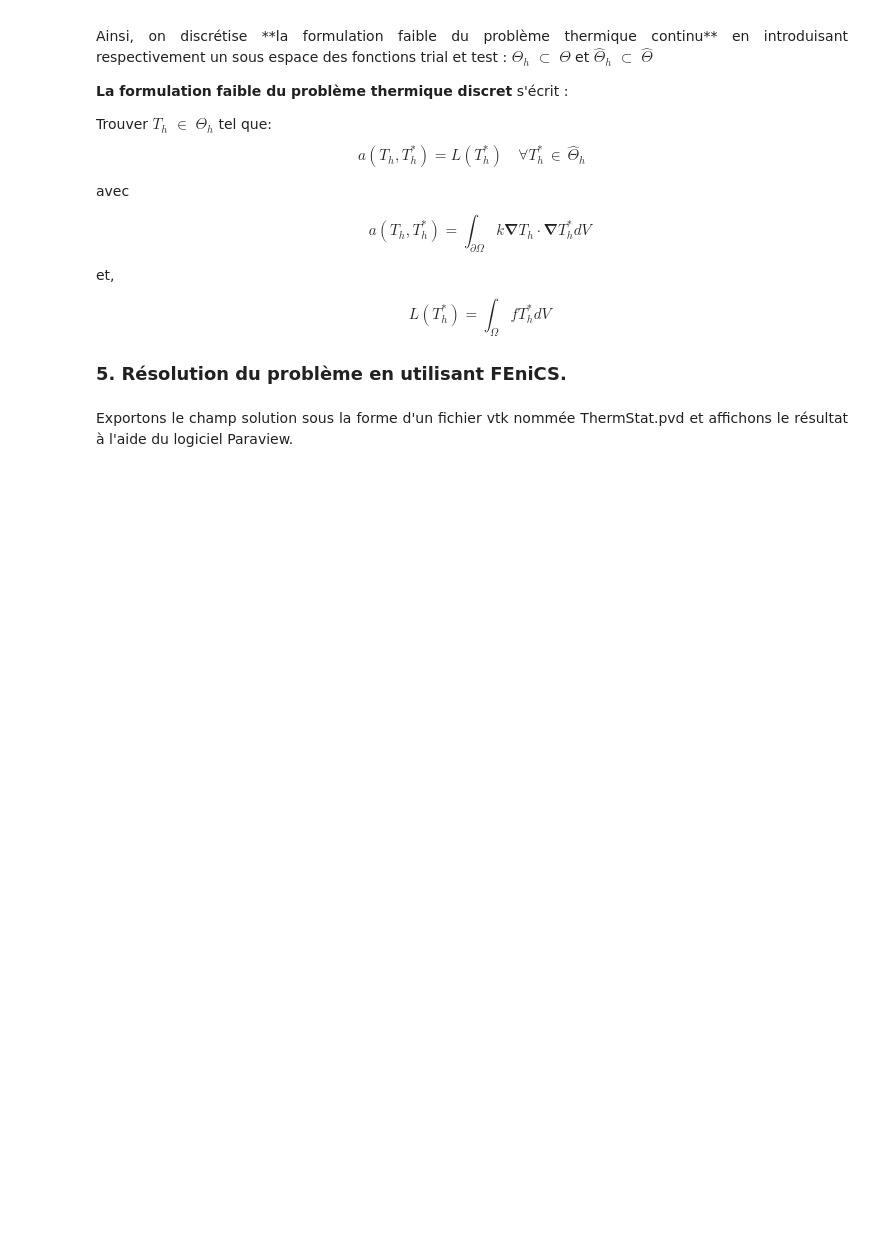
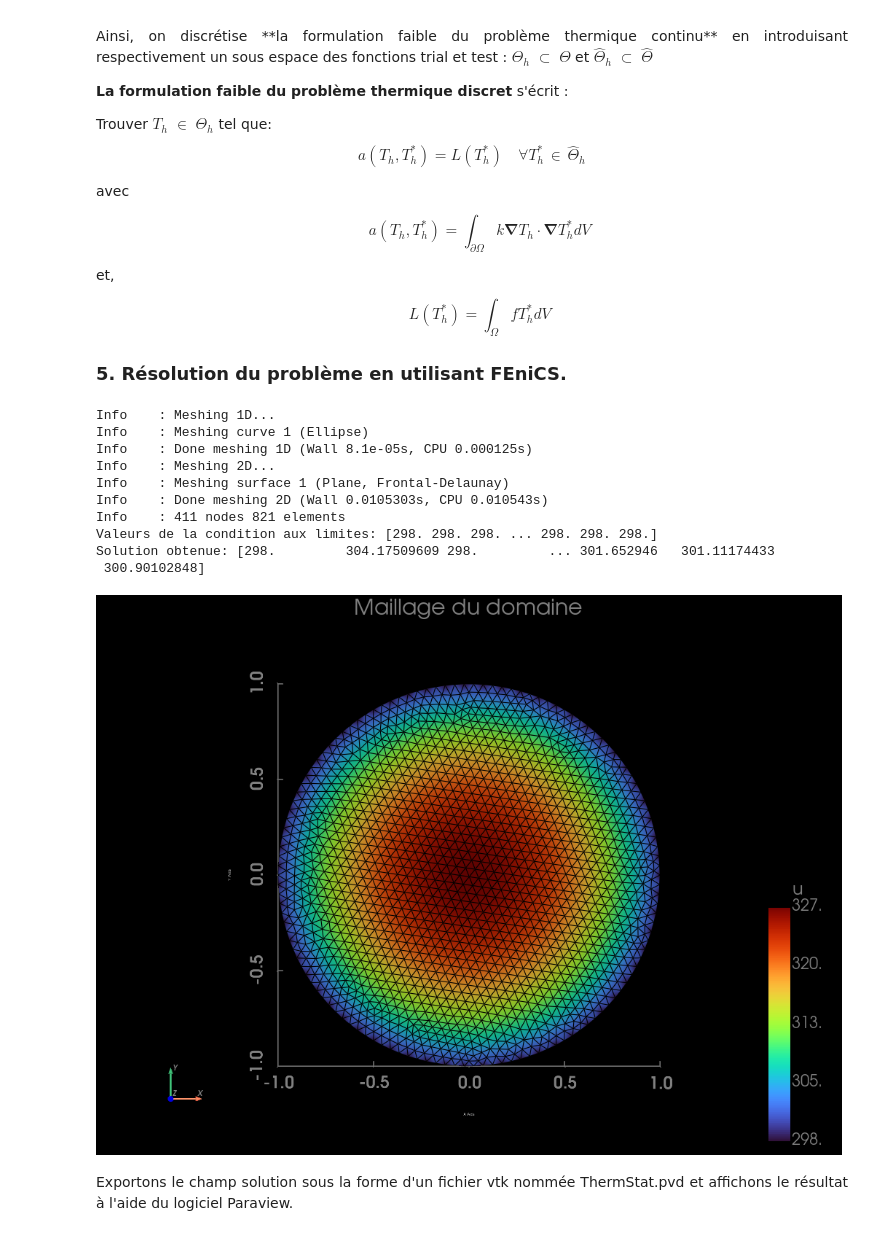
Before and after one commit to Dibokadib/https-github.com-Dibokadib-portfolio, a Jupyter notebook: src/content/work/21projet4.ipynb, the cells around one changed output. Cells and saved outputs as stored; diff of their text form; code cells hidden in the pictures; blank space fills up the shorter version.

```diff
--- a/src/content/work/21projet4.ipynb
+++ b/src/content/work/21projet4.ipynb
@@ -442,6 +445,8 @@ from dolfinx.io import gmshio
 from petsc4py import PETSc
 import ufl
 import pyvista
+from dolfinx import default_scalar_type # Importation du type scalaire par défaut
+from petsc4py import PETSc  # Importation de PETSc pour les calculs parallèles et la manipulation de matrices
 
 # Initialisation de GMSH
 gmsh.initialize()
@@ -455,8 +460,8 @@ gdim = 2
 gmsh.model.addPhysicalGroup(gdim, [membrane], 1)
 
 # Génération du maillage
-gmsh.option.setNumber("Mesh.CharacteristicLengthMin", 0.05)
-gmsh.option.setNumber("Mesh.CharacteristicLengthMax", 0.05)
+gmsh.option.setNumber("Mesh.CharacteristicLengthMin", 0.1)
+gmsh.option.setNumber("Mesh.CharacteristicLengthMax", 0.1)
 gmsh.model.mesh.generate(gdim)
 
 # Importation du maillage GMSH dans DOLFINx
@@ -492,6 +497,7 @@ bc = fem.dirichletbc(u_D, boundary_dofs)
 print("Valeurs de la condition aux limites:", u_D.x.array)
 
 # Résolution du problème variationnel
+from dolfinx.fem.petsc import LinearProblem # Importation du problème linéaire PETSc
 uh = fem.Function(V)
 problem = fem.petsc.LinearProblem(a, L, bcs=[bc], petsc_options={"ksp_type": "preonly", "pc_type": "lu"})
 uh = problem.solve()
@@ -503,33 +509,45 @@ print("Solution obtenue:", uh.x.array)
 plotter = pyvista.Plotter()
 topology, cell_types, geometry = plot.vtk_mesh(domain, gdim)
 grid = pyvista.UnstructuredGrid(topology, cell_types, geometry)
 u_topology, u_cell_types, u_geometry = plot.vtk_mesh(V)
 u_grid = pyvista.UnstructuredGrid(u_topology, u_cell_types, u_geometry)
 u_grid.point_data["u"] = uh.x.array.real
 u_grid.set_active_scalars("u")
 plotter.show_bounds(color="grey")
 plotter.add_axes(color="grey")
 plotter.set_background("black")
 plotter.add_mesh(grid, show_edges=True)
 plotter.view_xy()
 plotter.add_text("Maillage du domaine", font_size=12, color="grey", position="upper_edge")
 plotter.add_mesh(u_grid, show_edges=True, cmap="turbo", show_scalar_bar=False)  # Pas de barre scalaire initiale
 scalar_bar = plotter.add_scalar_bar(
     color="grey",  # Couleur du texte de la barre scalaire
     title="u",  # Titre de la barre scalaire
     title_font_size=24,  # Taille de police du titre
     label_font_size=22,  # Taille de police des étiquettes
     shadow=False,  # Désactiver l'ombre
     n_labels=5,  # Nombre d'étiquettes sur la barre scalaire
     italic=False,  # Texte en italique
     font_family="arial",  # Famille de police du texte
     vertical=True  # Orientation verticale de la barre scalaire
 )
 if not pyvista.OFF_SCREEN:
     plotter.show()
 else:
     # Capture d'écran du plot pour sauvegarde si en mode OFF_SCREEN
     figure = plotter.screenshot("fundamentals_mesh.png")
+# %% [output]
+Info    : Meshing 1D...
+Info    : Meshing curve 1 (Ellipse)
+Info    : Done meshing 1D (Wall 8.1e-05s, CPU 0.000125s)
+Info    : Meshing 2D...
+Info    : Meshing surface 1 (Plane, Frontal-Delaunay)
+Info    : Done meshing 2D (Wall 0.0105303s, CPU 0.010543s)
+Info    : 411 nodes 821 elements
+Valeurs de la condition aux limites: [298. 298. 298. ... 298. 298. 298.]
+Solution obtenue: [298.         304.17509609 298.         ... 301.652946   301.11174433
+ 300.90102848]
+[figure, added]
 # %% [markdown]
 <p style="text-align: justify;">
 Exportons le champ solution sous la forme d'un fichier vtk nommée ThermStat.pvd et affichons le résultat à l'aide du logiciel Paraview.
```
Also changed, not shown: parts of 4 cells of this notebook, 27 other files.
